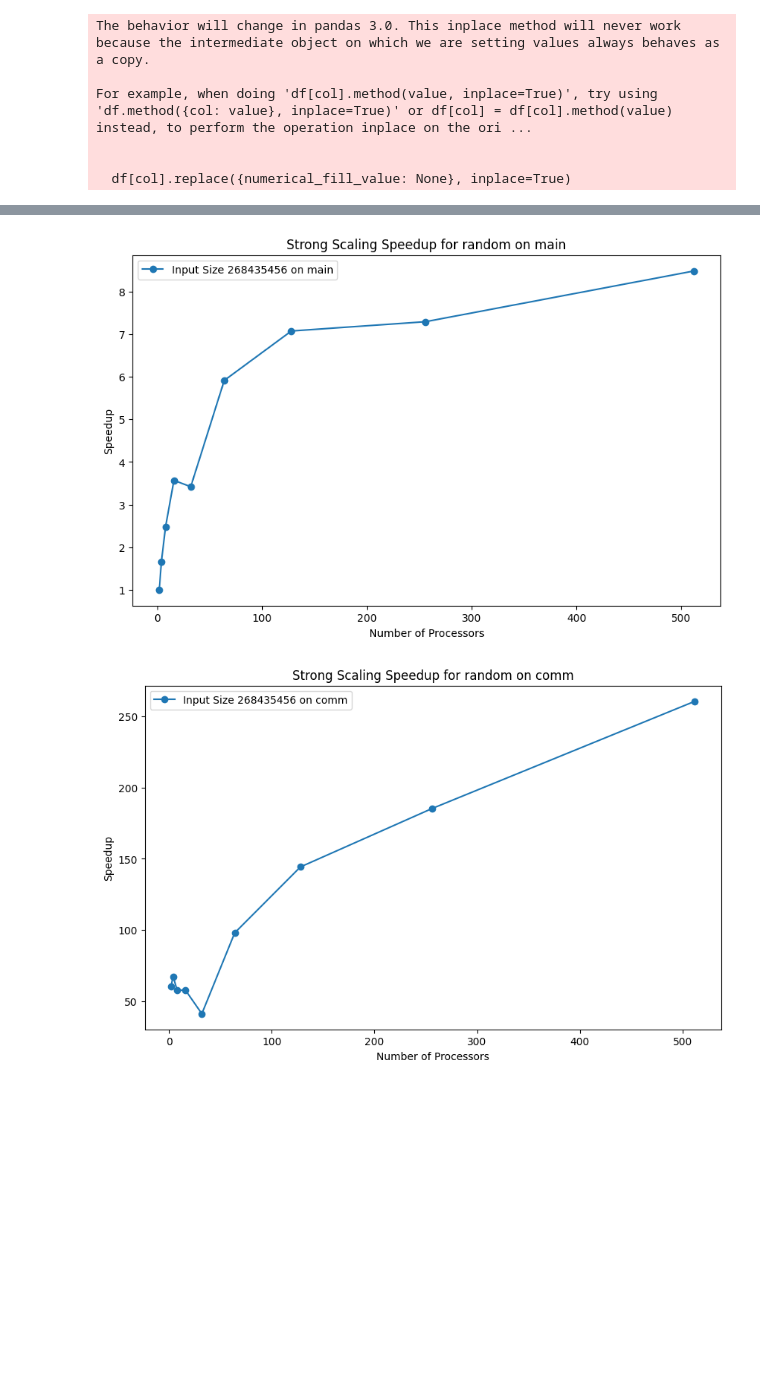
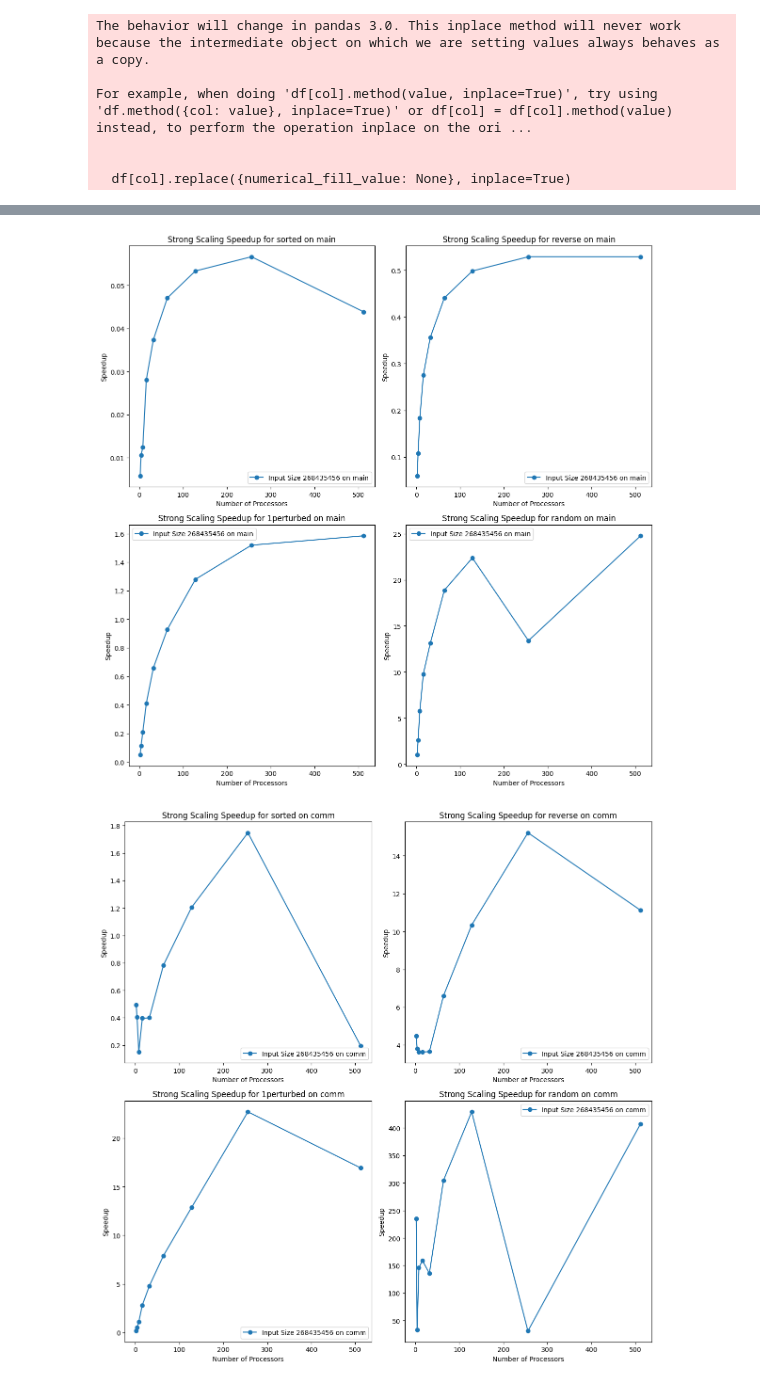
Before and after one commit to AlexDo12/Project_2024, a Jupyter notebook: GraphsExamples/RandomSpeedup.ipynb, the cells around one changed output, grey strips where cells are left out. Drawn from its saved outputs; the diff is of its cells as text; code cells hidden in the pictures; blank space fills up the shorter version.

Commit message:
finished the randomspeedup workbook. follows requirements (assuming we only pick one min/max/avg, etc)

```diff
--- a/GraphsExamples/RandomSpeedup.ipynb
+++ b/GraphsExamples/RandomSpeedup.ipynb
@@ -9,5 +11,5 @@ pd.set_option("display.max_columns", None)
 # %%
-tk = th.Thicket.from_caliperreader(glob("RandomSpeedup/*.cali"))
+tk = th.Thicket.from_caliperreader(glob("../cali_files/sample/**/*.cali"))
 # %% [output]
 The behavior will change in pandas 3.0. This inplace method will never work because the intermediate object on which we are setting values always behaves as a copy.
 
@@ -80,29 +82,53 @@ def plot_pandas(df, title, xlabel, ylabel):
     )
     return plot
 # %%
-input_sizes = [268435456] # Largest problem size
-input_types = ["random"]
+input_sizes = [268435456]  # Largest problem size
+input_types = ["sorted", "reverse", "1perturbed", "random"]
 
-# Function to create strong scaling speedup plots
+# Function to create strong scaling speedup plots with 2x2 subplots
 def plot_speedup(tk, input_types):
     for node in tk.graph.traverse():
         node_name = node.frame['name']
         if (node_name == 'comp_large') or (node_name == 'comm') or (node_name == 'main'):
-            for input_type in input_types:
-                fig, ax = plt.subplots(figsize=(10, 6))
-                baseline_time = tk.dataframe[(tk.dataframe["num_procs"] == 2) & (tk.dataframe["input_type"] == input_type)]["Avg time/rank"].values[0]
+            # Create a figure with a 2x2 grid of subplots
+            fig, axs = plt.subplots(2, 2, figsize=(12, 12))
+
+            # Flatten the axs array to easily iterate over it
+            axs = axs.flatten()
+
+            for idx, input_type in enumerate(input_types):
+                ax = axs[idx]  # Select the appropriate subplot
+
+                baseline_time = tk.dataframe[
+                    (tk.dataframe["num_procs"] == 2) & (tk.dataframe["input_type"] == input_type)
+                ]["Avg time/rank"].values[0]
+
                 for input_size in input_sizes:
-                    data = tk.dataframe[(tk.dataframe["input_type"] == input_type) & (tk.dataframe["input_size"] == input_size) & (tk.dataframe['node'] == node)]
+                    data = tk.dataframe[
+                        (tk.dataframe["input_type"] == input_type) &
+                        (tk.dataframe["input_size"] == input_size) &
+                        (tk.dataframe['node'] == node)
+                    ]
                     data = data.sort_values(by="num_procs")
+
                     speedup = baseline_time / data["Avg time/rank"]
                     ax.plot(data["num_procs"], speedup, marker='o', label=f'Input Size {input_size} on {node_name}')
+
                 ax.set_title(f'Strong Scaling Speedup for {input_type} on {node_name}')
                 ax.set_xlabel('Number of Processors')
                 ax.set_ylabel('Speedup')
                 ax.legend()
-                plt.show()
 
+            # Hide any unused subplots (if there are fewer than 4 input types)
+            for j in range(idx + 1, len(axs)):
+                fig.delaxes(axs[j])
+
+            # Adjust layout to prevent overlap of subplot titles, labels, etc.
+            plt.tight_layout()
+            plt.show()
+
+# Call the function
 plot_speedup(tk, input_types)
 # %% [output]
-[figure, old version]
+[figure, new version]
-[figure, old version]
+[figure, new version]
```
Also changed, not shown: parts of 6 cells of this notebook.
